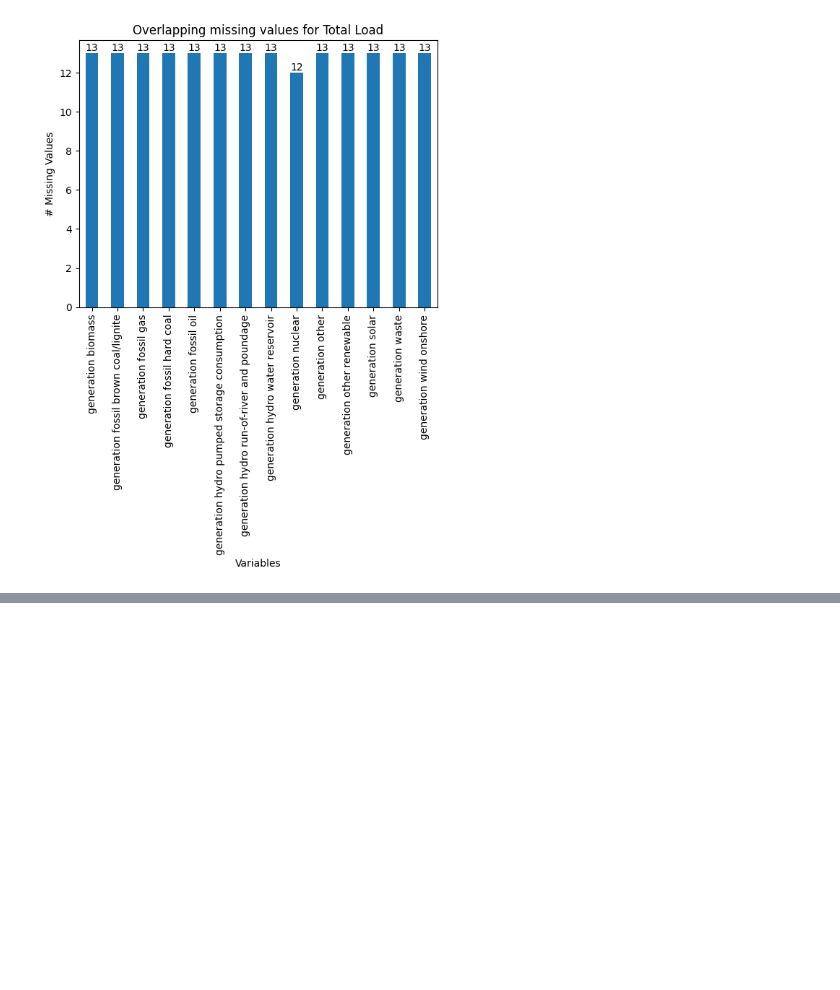
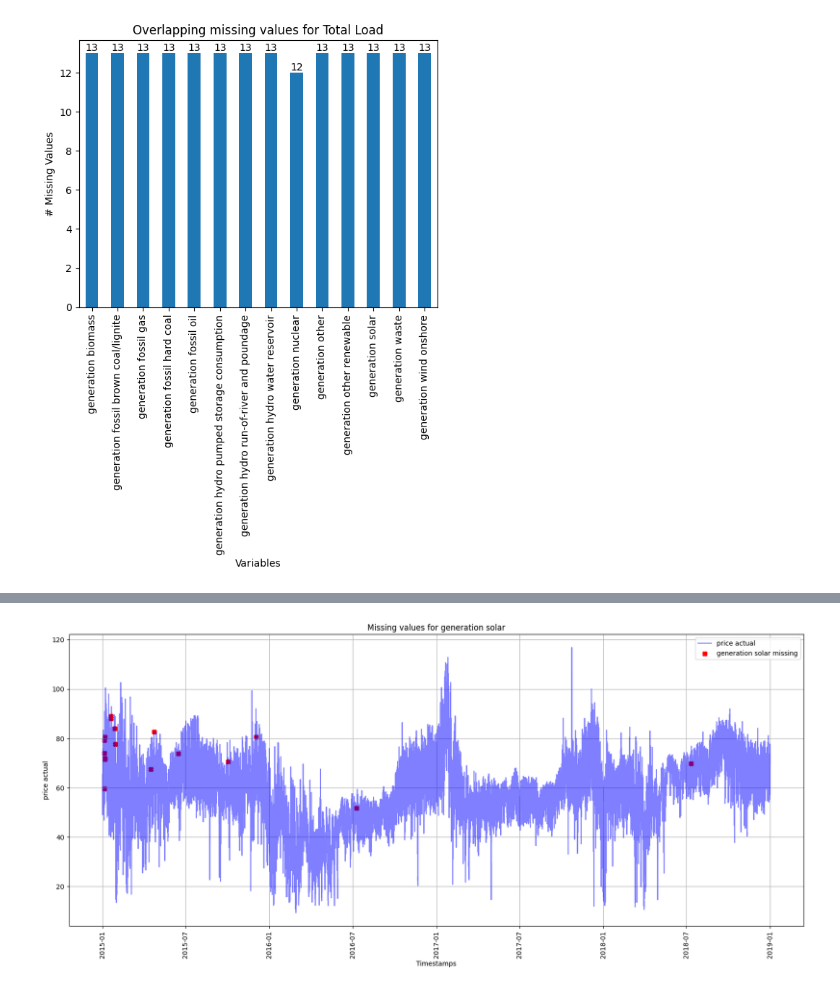
Before and after one commit to MiguelLoureiro98/EnergyForecasting, a Jupyter notebook: src/notebooks/hourly_forecasting/data_visualisation.ipynb, the cells around one changed output, grey strips where cells are left out. Drawn from its saved outputs; the diff is of its cells as text; code cells hidden in the pictures; blank space fills up the shorter version.

```diff
--- a/src/notebooks/hourly_forecasting/data_visualisation.ipynb
+++ b/src/notebooks/hourly_forecasting/data_visualisation.ipynb
@@ -54,0 +75,4 @@ plt.show();
+# %%
+plot_na(data, "price actual", "generation solar", (20, 8));
+# %% [output]
+[figure, added]
```
Also changed, not shown: parts of 7 cells of this notebook, 1 other file.
